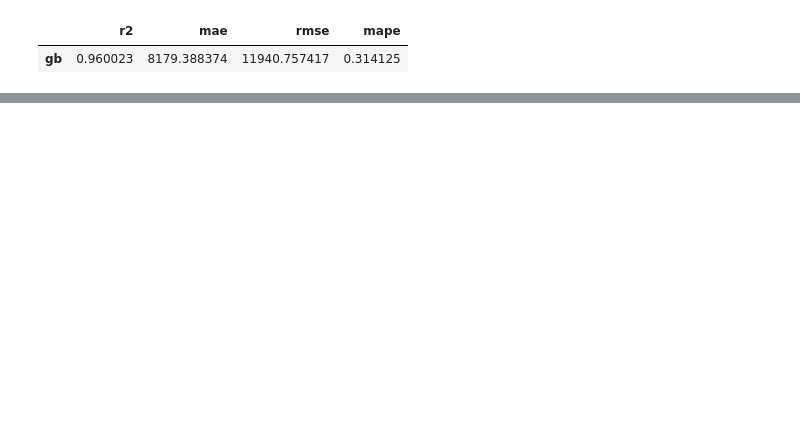
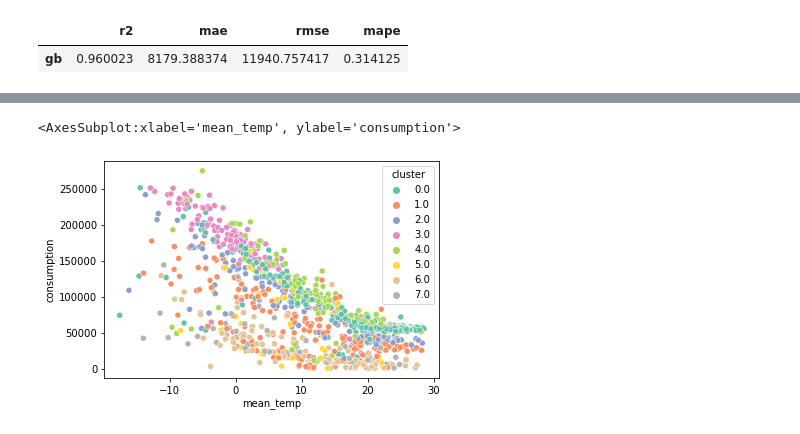
Before and after one commit to hahoangviet/talos_iconpro, a Jupyter notebook: ada_gradientboost_iforest.ipynb, the cells around one changed output, grey strips where cells are left out. Drawn from its saved outputs; the diff is of its cells as text; code cells hidden in the pictures; blank space fills up the shorter version.

```diff
--- a/ada_gradientboost_iforest.ipynb
+++ b/ada_gradientboost_iforest.ipynb
@@ -333,0 +335,3 @@ shap.summary_plot(shap_values, X_importance, plot_type='bar')
+# %%
+fs.insert(0, 'consumption')
+#X = df[fs]
@@ -333,0 +355,5 @@ shap.summary_plot(shap_values, X_importance, plot_type='bar')
+# %%
+sns.scatterplot(data=df[fs[:-8]], x='mean_temp', y='consumption', hue='cluster', palette='Set2')
+# %% [output]
+<AxesSubplot:xlabel='mean_temp', ylabel='consumption'>
+[figure, added]
```
Also changed, not shown: parts of 47 cells of this notebook.
